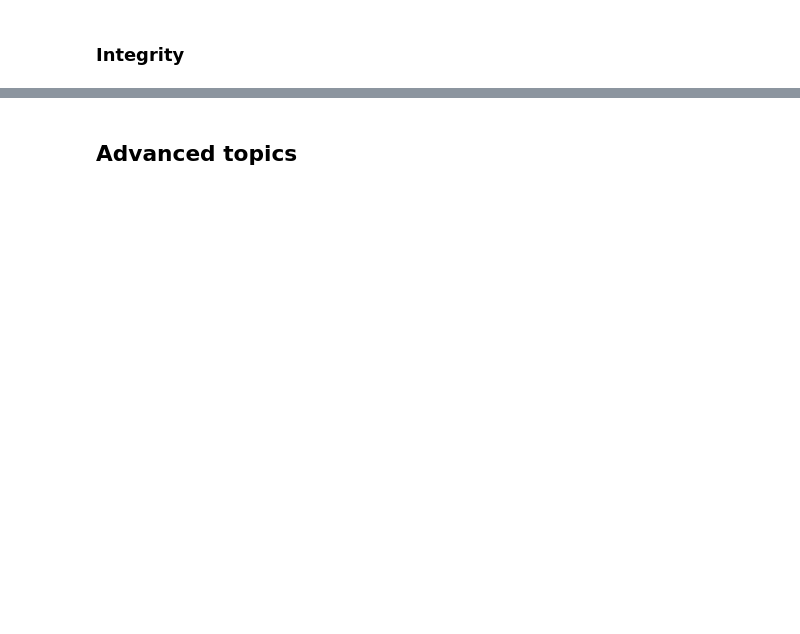
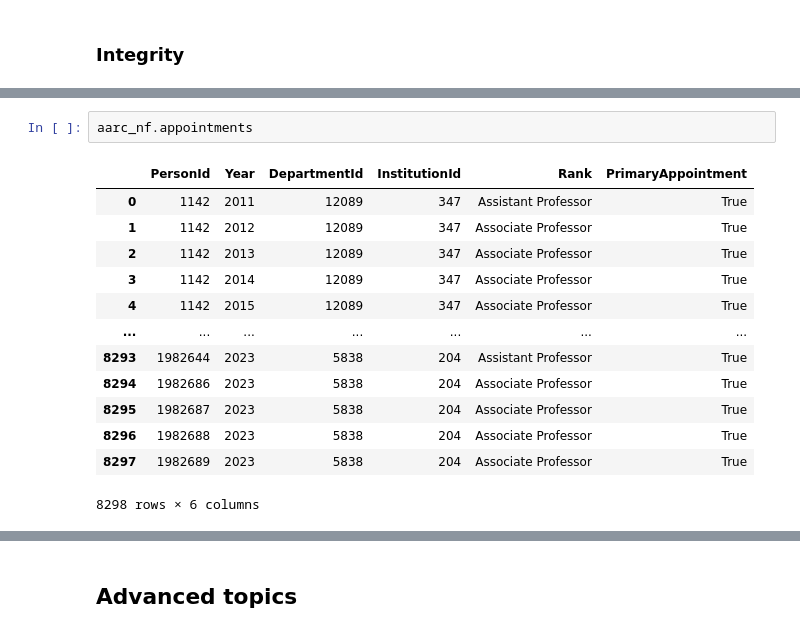
Before and after one commit to mannbach/data_norm_mini_class, a Jupyter notebook: notebooks/data_norm_class.ipynb, the cells around one changed output, grey strips where cells are left out. Drawn from its saved outputs; the diff is of its cells as text; blank space fills up the shorter version.

```diff
--- a/notebooks/data_norm_class.ipynb
+++ b/notebooks/data_norm_class.ipynb
@@ -44,0 +255,16 @@ FILE_DATA_RAW = os.path.join("..", FILE_DATA_RAW)
+# %%
+aarc_nf.appointments
+# %% [output]
+|  | PersonId | Year | DepartmentId | InstitutionId | Rank | PrimaryAppointment |
+| 0 | 1142 | 2011 | 12089 | 347 | Assistant Professor | True |
+| 1 | 1142 | 2012 | 12089 | 347 | Associate Professor | True |
+| 2 | 1142 | 2013 | 12089 | 347 | Associate Professor | True |
+| 3 | 1142 | 2014 | 12089 | 347 | Associate Professor | True |
+| 4 | 1142 | 2015 | 12089 | 347 | Associate Professor | True |
+| ... | ... | ... | ... | ... | ... | ... |
+| 8293 | 1982644 | 2023 | 5838 | 204 | Assistant Professor | True |
+| 8294 | 1982686 | 2023 | 5838 | 204 | Associate Professor | True |
+| 8295 | 1982687 | 2023 | 5838 | 204 | Associate Professor | True |
+| 8296 | 1982688 | 2023 | 5838 | 204 | Associate Professor | True |
+| 8297 | 1982689 | 2023 | 5838 | 204 | Associate Professor | True |
+8298 rows × 6 columns
```
Also changed, not shown: parts of 61 cells of this notebook.
